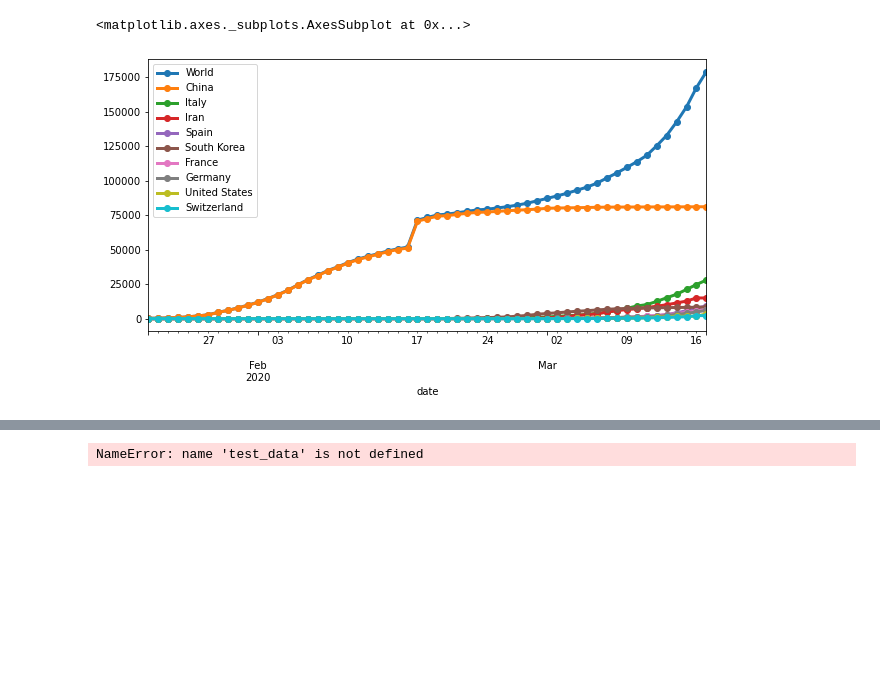
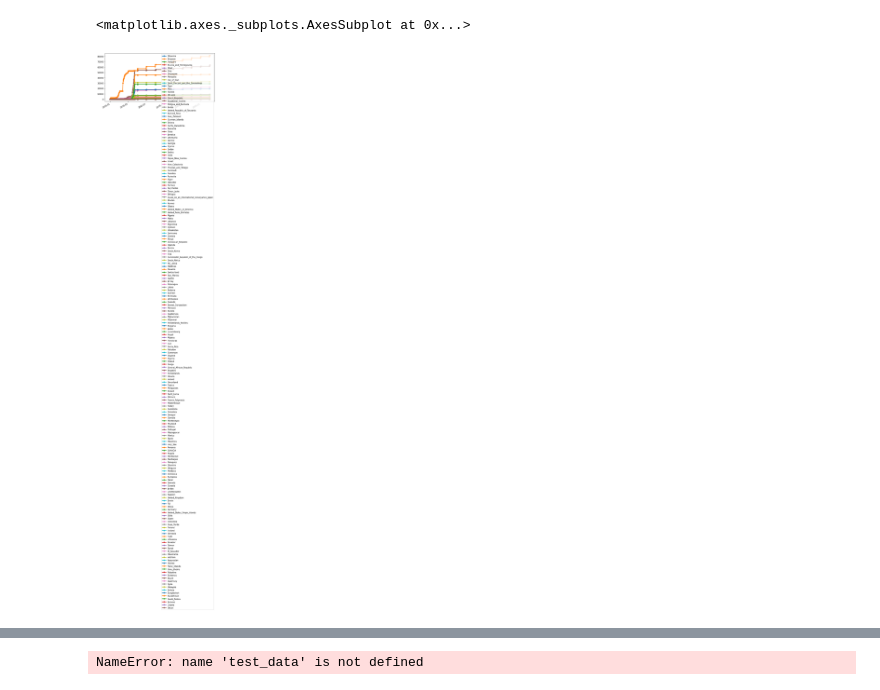
Before and after one commit to grahamdelafield/Covid_Analysis, a Jupyter notebook: pdf_read.ipynb, the cells around one changed output, grey strips where cells are left out. Cells and saved outputs as stored; diff of their text form; code cells hidden in the pictures; blank space fills up the shorter version.

Commit message:
New data source

```diff
--- a/pdf_read.ipynb
+++ b/pdf_read.ipynb
@@ -14,7 +14,7 @@ import datetime
 
 %matplotlib notebook
 # %%
-def get_WHO_data(url="http://cowid.netlify.com/data/full_data.csv"):
+def get_WHO_data(url="https://www.ecdc.europa.eu/sites/default/files/documents/COVID-19-geographic-disbtribution-worldwide-2020-03-24.csv"):
     """
     Open a Chrome browser and download the .csv file for today's data.
 
@@ -33,6 +33,7 @@ def get_WHO_data(url="http://cowid.netlify.com/data/full_data.csv"):
     try:
         df = pd.read_csv(url)
         # save a copy just in case :)
+        df.columns = [c.lower().replace(" ", "_") for c in df.columns]
         df.to_csv(today+"_full_WHO_data.csv")
         return df
     except:
@@ -89,7 +90,7 @@ def move_file(file_path, new_dest_path):
     return new_dest_path
 # move_file(data, r"C:\Users\Graham Delafield\Desktop\Covid")
 # %%
-def add_dates(data_dataframe, day=21, month=1, year=2020):
+def add_dates(data_dataframe):
     """
     The WHO .csv file contains dates for all entries listed
     but does not contain the dates prior to when countries reported
@@ -100,12 +101,15 @@ def add_dates(data_dataframe, day=21, month=1, year=2020):
     'unmelt()' function.
     """
 
-    origin = date(year, month, day) # earliest recorded date in WHO files
-    last = data_dataframe.iloc[-1, :]["date"]
-    print(last, type(last))
-    last = datetime.datetime.strptime(last, "%Y-%m-%d").date()
-    delta = last-origin # days since earliest report
-    date_list = pd.date_range(origin, periods=delta.days)
+#     origin = date(year, month, day) # earliest recorded date in WHO files
+#     last = data_dataframe.iloc[-1, :]["DateRep"]
+    dates = list(set(data_dataframe.daterep))
+    dates = [datetime.datetime.strptime(date, "%d/%m/%Y").date()
+             for date in dates]
+    dates = sorted(dates)
+    first, last = dates[0], dates[-1]
+    delta = last-first # days since earliest report
+    date_list = pd.date_range(first, periods=delta.days)
     df = pd.DataFrame(date_list)
     df.columns = ["date"]
     df.set_index("date", inplace=True)
@@ -121,8 +125,8 @@ def unmelt(data_dataframe, dates_dataframe):
     """
     data = data_dataframe
     dates = dates_dataframe
-    for country in set(data.location):
-        sub = data[data.location==country][["date", "total_cases"]].set_index("date")
+    for country in set(data.countries_and_territories):
+        sub = data[data.countries_and_territories==country][["daterep", "cases"]].set_index("daterep")
         sub.columns=[country]
         dates = pd.merge(dates, sub, left_index=True, right_index=True, how="outer").fillna(0)
 
@@ -194,10 +221,10 @@ df.tail()
 # %%
 %matplotlib inline
 fig, ax = plt.subplots(figsize=(10, 5))
-top1_data.plot.line(linewidth=3, marker="o", ax=ax)
+df.cumsum().plot.line(linewidth=3, marker="o", ax=ax)
 # %% [output]
 <matplotlib.axes._subplots.AxesSubplot at 0x...>
-[figure, old version]
+[figure, new version]
 # %%
 %matplotlib notebook
 fig, ax = plt.subplots(figsize=(10, 5))
```
Also changed, not shown: parts of 3 cells of this notebook, 1 other file.
